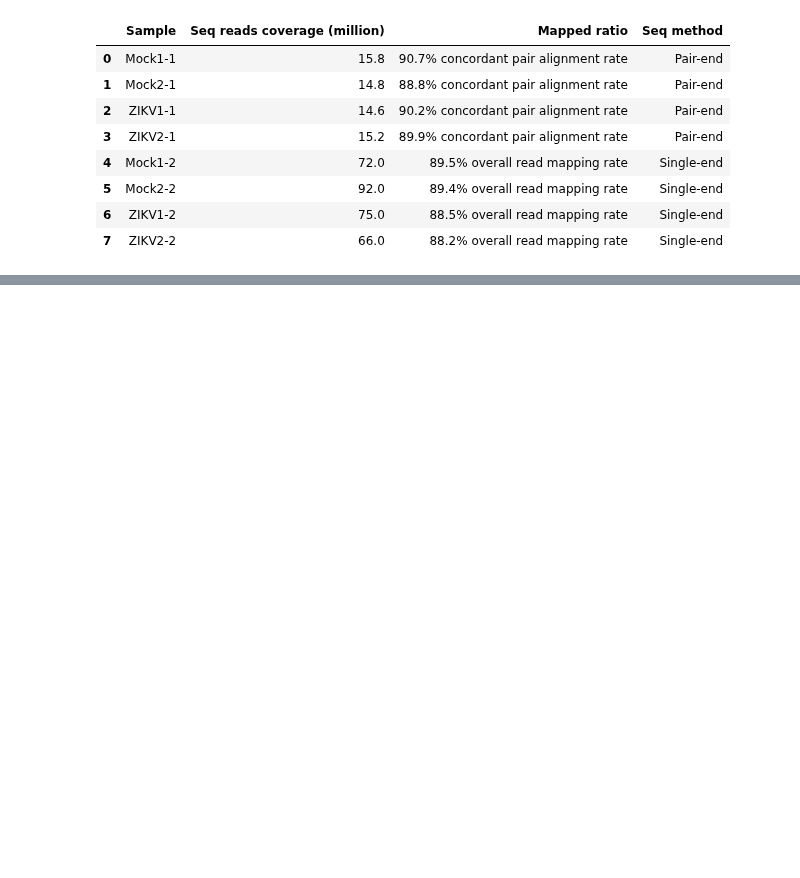
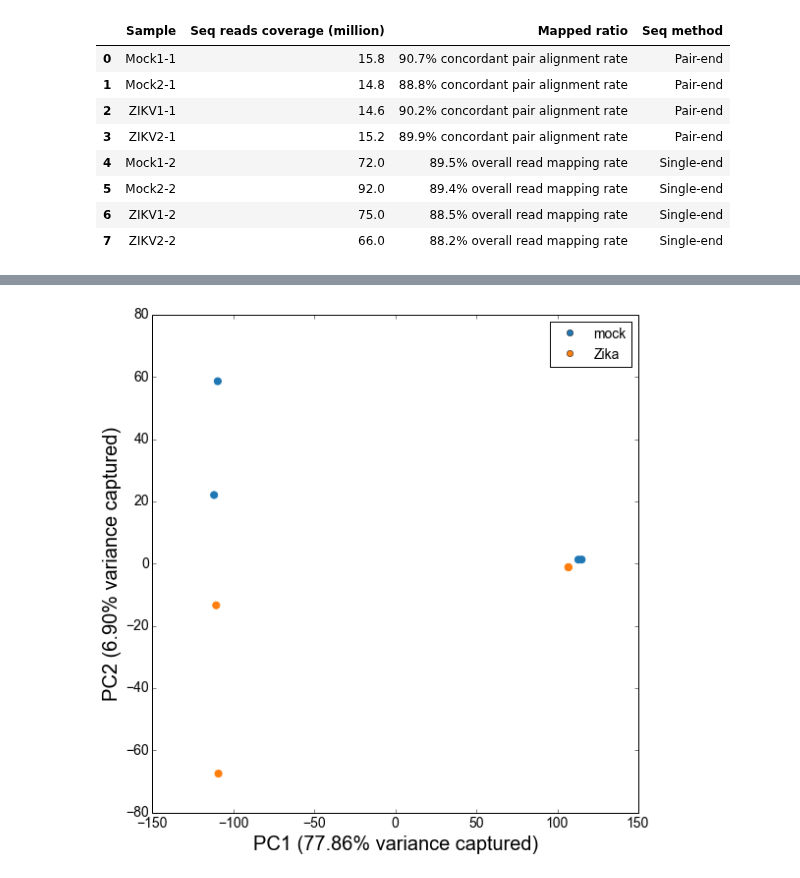
Before and after one commit to MaayanLab/Zika-RNAseq-Pipeline, a Jupyter notebook: Zika.ipynb, the cells around one changed output, grey strips where cells are left out. Cells and saved outputs as stored; diff of their text form; code cells hidden in the pictures; blank space fills up the shorter version.

```diff
--- a/Zika.ipynb
+++ b/Zika.ipynb
@@ -73,0 +78,5 @@ Downloaded: 8 files, 12G in 27m 31s (7.23 MB/s)
+# %%
+## load the expression matrix
+expr_df = pd.read_csv('../repCpmMatrix_featureCounts.csv')
+expr_df = expr_df.set_index(expr_df.columns[0])
+expr_df.head()
@@ -73,0 +95,10 @@ Downloaded: 8 files, 12G in 27m 31s (7.23 MB/s)
+# %%
+## filter out non-expressed genes
+expr_df = expr_df.loc[expr_df.sum(axis=1) > 0, :]
+print expr_df.shape
+
+## filter out lowly expressed genes
+mask_low_vals = (expr_df > 0.3).sum(axis=1) > 2
+expr_df = expr_df.loc[mask_low_vals, :]
+
+print expr_df.shape
@@ -73,0 +110,6 @@ Downloaded: 8 files, 12G in 27m 31s (7.23 MB/s)
+# %%
+meta_df = pd.read_csv('../SraRunTable.txt', sep='\t').set_index('Run_s')
+print meta_df.shape
+# re-order the index to make it the same with expr_df
+meta_df = meta_df.ix[expr_df.columns]
+meta_df
@@ -73,0 +128,18 @@ Downloaded: 8 files, 12G in 27m 31s (7.23 MB/s)
+# %%
+import sys
+import matplotlib.pyplot as plt
+from matplotlib import rcParams
+rcParams['pdf.fonttype'] = 42 ## Output Type 3 (Type3) or Type 42 (TrueType)
+rcParams['font.sans-serif'] = 'Arial'
+sys.path.append('/Users/zichen/Documents/bitbucket/maayanlab_utils')
+from fileIO import file2list
+from plots import plot_venn
+import RNAseq
+# %%
+# plot PCA
+%matplotlib inline
+RNAseq.PCA_plot(expr_df.values, meta_df['infection_status_s'],
+         standardize=2, log=True,
+         show_text=False, sep=' ', legend_loc='upper right')
+# %% [output]
+[figure, added]
```
Also changed, not shown: parts of 20 cells of this notebook, 1 other file.
